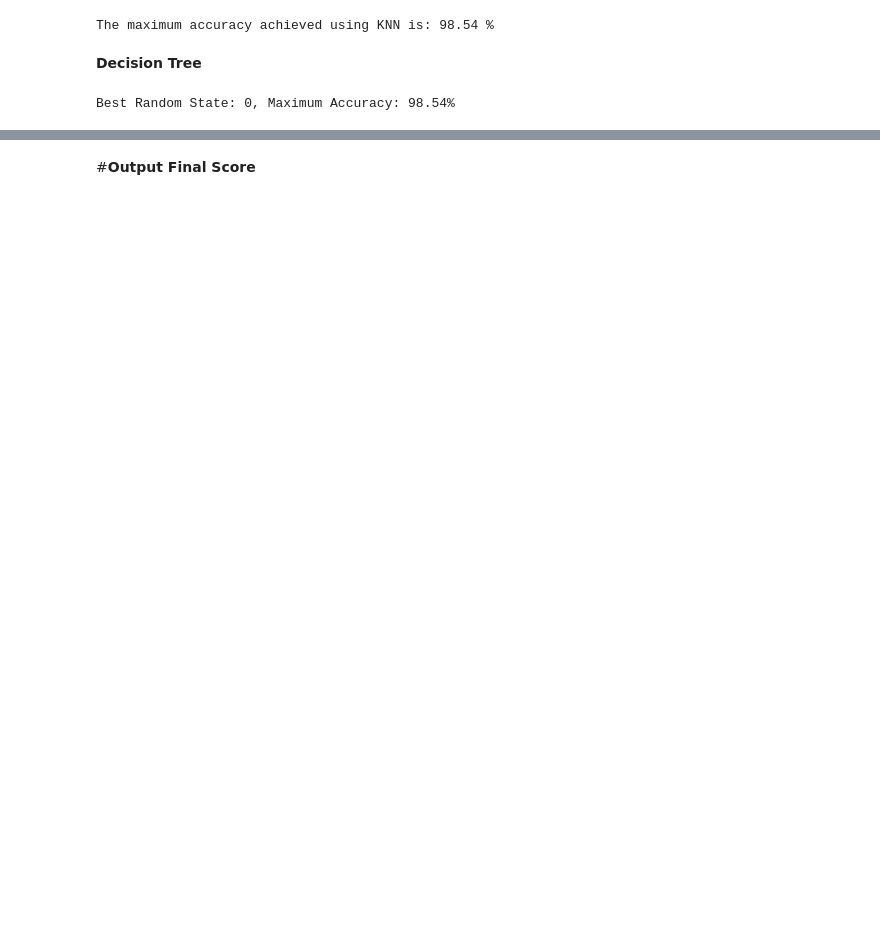
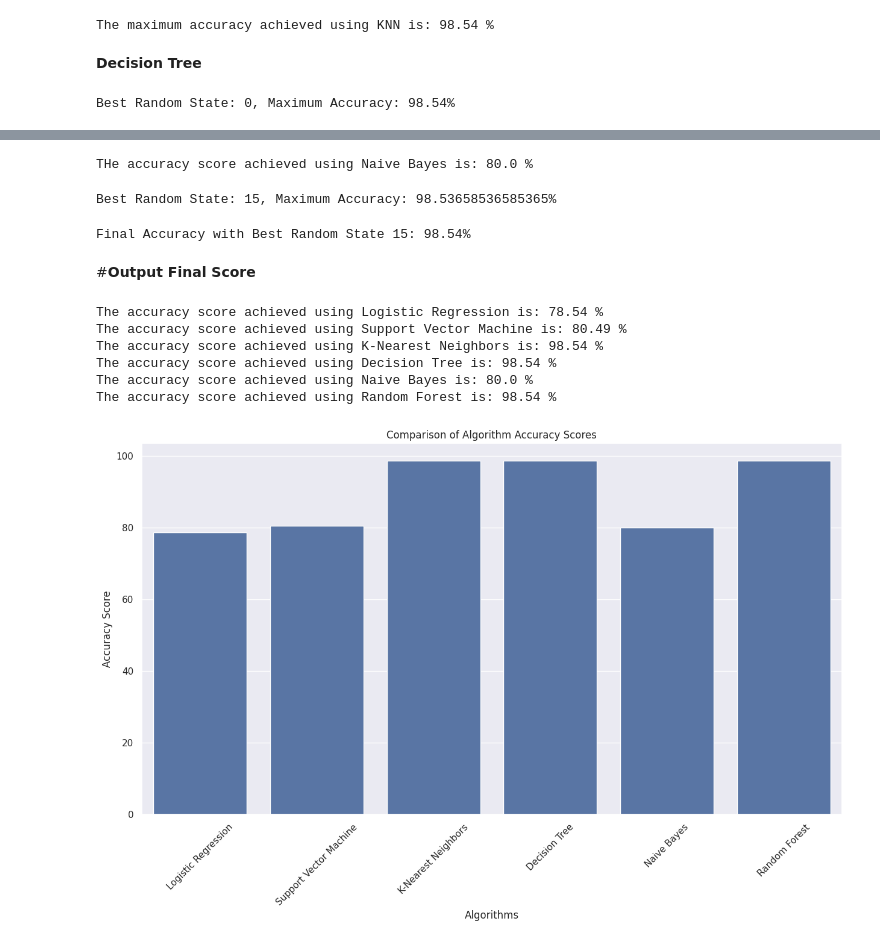
Before and after one commit to raushankumar311/heart-disease-detection, a Jupyter notebook: colabo/UploadFiles.ipynb, the cells around one changed output, grey strips where cells are left out. Cells and saved outputs as stored; diff of their text form; code cells hidden in the pictures; blank space fills up the shorter version.

```diff
--- a/colabo/UploadFiles.ipynb
+++ b/colabo/UploadFiles.ipynb
@@ -388,32 +388,104 @@ NameError: name 'final_accuracy' is not defined
+# %%
+from sklearn.naive_bayes import GaussianNB
+nb = GaussianNB()
+nb.fit(X_train,Y_train)
+Y_pred_nb = nb.predict(X_test)
+# %%
+score_nb = round(accuracy_score(Y_pred_nb, Y_test) * 100, 2)
+
+print("THe accuracy score achieved using Naive Bayes is: " + str(score_nb) + " %")
+# %% [output]
+THe accuracy score achieved using Naive Bayes is: 80.0 %
+# %%
+from sklearn.ensemble import RandomForestClassifier
+from sklearn.metrics import accuracy_score
+from sklearn.model_selection import train_test_split
+
+# Assuming you already have X and Y datasets
+X_train, X_test, Y_train, Y_test = train_test_split(X, Y, test_size=0.2, random_state=42)
+
+max_accuracy = 0
+best_x = 0
+
+for x in range(100):
+    rf = RandomForestClassifier(
+        random_state=x,
+        n_estimators=100,
+        max_depth=10,
+        min_samples_split=5,
+        min_samples_leaf=2,
+        max_features='sqrt',
+        n_jobs=-1
+    )
+
+    rf.fit(X_train, Y_train)
+    Y_pred_rf = rf.predict(X_test)
+    current_accuracy = accuracy_score(Y_test, Y_pred_rf) * 100
+
+    if current_accuracy > max_accuracy:
+        max_accuracy = current_accuracy
+        best_x = x
+
+print(f"Best Random State: {best_x}, Maximum Accuracy: {max_accuracy}%")
+
+# Final model with the best random_state
+rf = RandomForestClassifier(
+    random_state=best_x,
+    n_estimators=100,
+    max_depth=10,
+    min_samples_split=5,
+    min_samples_leaf=2,
+    max_features='sqrt',
+    n_jobs=-1
+)
+rf.fit(X_train, Y_train)
+Y_pred_rf = rf.predict(X_test)
+# %% [output]
+Best Random State: 15, Maximum Accuracy: 98.53658536585365%
+# %%
+score_rf = round(accuracy_score(Y_test, Y_pred_rf) * 100, 2)
+
+print(f"Final Accuracy with Best Random State {best_x}: {score_rf}%")
+# %% [output]
+Final Accuracy with Best Random State 15: 98.54%
 # %% [markdown]
 #**Output Final Score**
 # %%
-scores = [score_lr, score_svm, score_knn, score_dt]
-algorithms = ["Logistic Regression", "Support Vector Machine", "K-Nearest Neighbors", "Decision Tree"]
+scores = [score_lr, score_svm, score_knn, score_dt, score_nb, score_rf]
+algorithms = ["Logistic Regression", "Support Vector Machine", "K-Nearest Neighbors", "Decision Tree", "Naive Bayes", "Random Forest"]
 
 for i in range(len(algorithms)):
     print("The accuracy score achieved using "+algorithms[i]+" is: "+str(scores[i])+" %")
+# %% [output]
+The accuracy score achieved using Logistic Regression is: 78.54 %
+The accuracy score achieved using Support Vector Machine is: 80.49 %
+The accuracy score achieved using K-Nearest Neighbors is: 98.54 %
+The accuracy score achieved using Decision Tree is: 98.54 %
+The accuracy score achieved using Naive Bayes is: 80.0 %
+The accuracy score achieved using Random Forest is: 98.54 %
 # %%
 # Create lists of scores and algorithm names
-scores = [score_lr, score_svm, score_knn, score_dt]
+scores = [score_lr, score_svm, score_knn, score_dt, score_nb, score_rf]
 algorithms = ["Logistic Regression", "Support Vector Machine",
-              "K-Nearest Neighbors", "Decision Tree"]
+              "K-Nearest Neighbors", "Decision Tree", "Naive Bayes", "Random Forest"]
 
 # Create a DataFrame
 data = pd.DataFrame({
     'Algorithms': algorithms,
     'Accuracy Score': scores
 })
 
 # Set the figure size
 sns.set(rc={'figure.figsize': (15, 8)})
 
 # Create the bar plot
 sns.barplot(x='Algorithms', y='Accuracy Score', data=data)
 
 # Set labels and title
 plt.xlabel("Algorithms")
 plt.ylabel("Accuracy Score")
 plt.title("Comparison of Algorithm Accuracy Scores")
 plt.xticks(rotation=45)  # Rotate x-axis labels for better readability
 plt.show()
+# %% [output]
+[figure, added]
```
Also changed, not shown: parts of 3 cells of this notebook.
